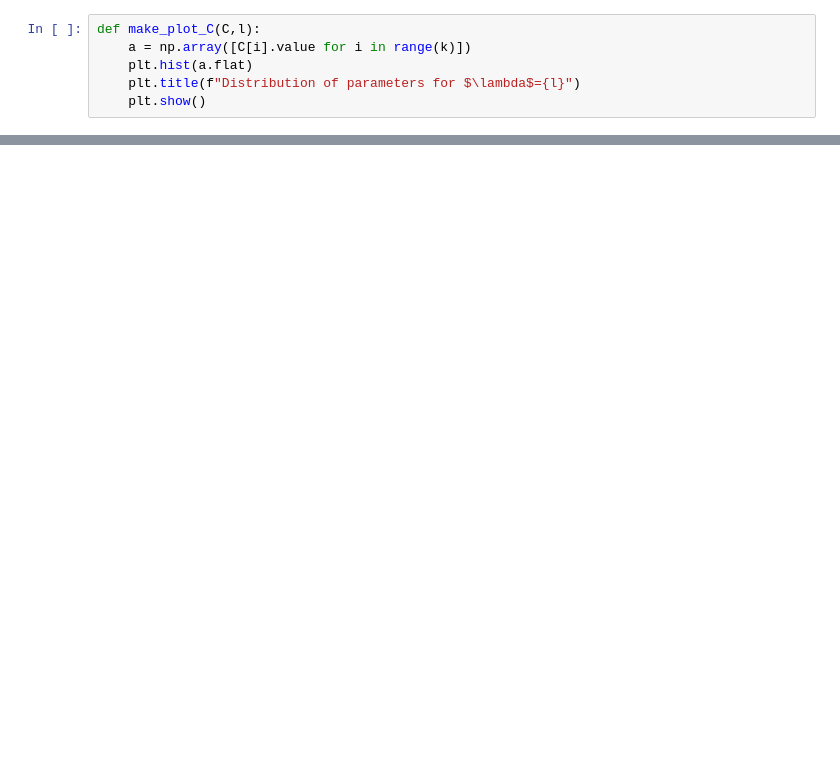
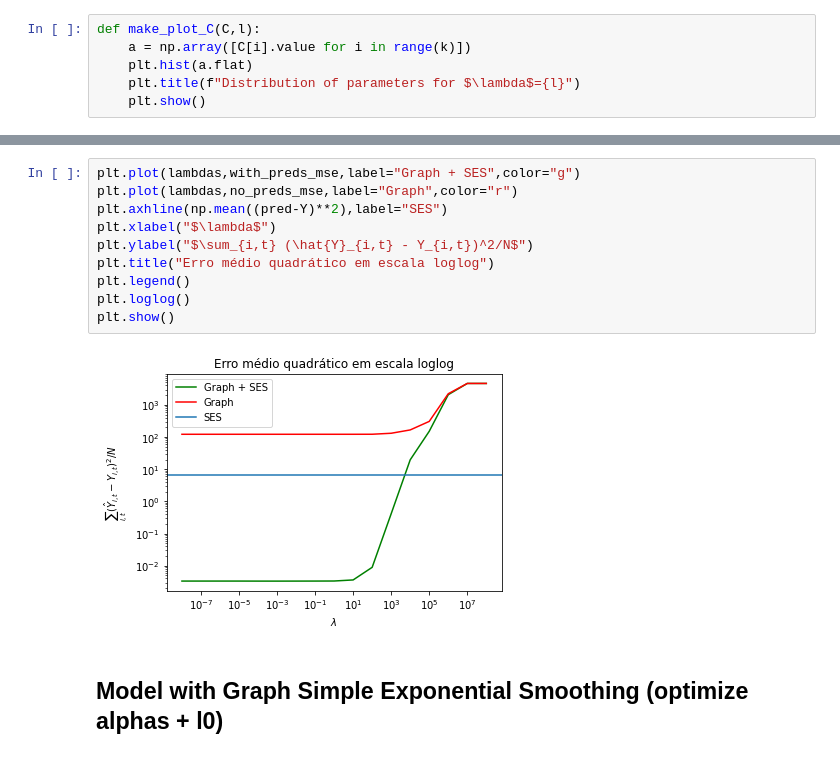
Before and after one commit to FelipeSchreiber/BR_COVID_SPATIAL_TIMESERIES, a Jupyter notebook: ModelingNumberOfCases.ipynb, the cells around one changed output, grey strips where cells are left out. Drawn from its saved outputs; the diff is of its cells as text; blank space fills up the shorter version.

```diff
--- a/ModelingNumberOfCases.ipynb
+++ b/ModelingNumberOfCases.ipynb
@@ -354,0 +312,14 @@ plt.show()
+# %%
+plt.plot(lambdas,with_preds_mse,label="Graph + SES",color="g")
+plt.plot(lambdas,no_preds_mse,label="Graph",color="r")
+plt.axhline(np.mean((pred-Y)**2),label="SES")
+plt.xlabel("$\lambda$")
+plt.ylabel("$\sum_{i,t} (\hat{Y}_{i,t} - Y_{i,t})^2/N$")
+plt.title("Erro médio quadrático em escala loglog")
+plt.legend()
+plt.loglog()
+plt.show()
+# %% [output]
+[figure, added]
+# %% [markdown]
+## Model with Graph Simple Exponential Smoothing (optimize alphas + l0)
```
Also changed, not shown: parts of 35 cells of this notebook.
